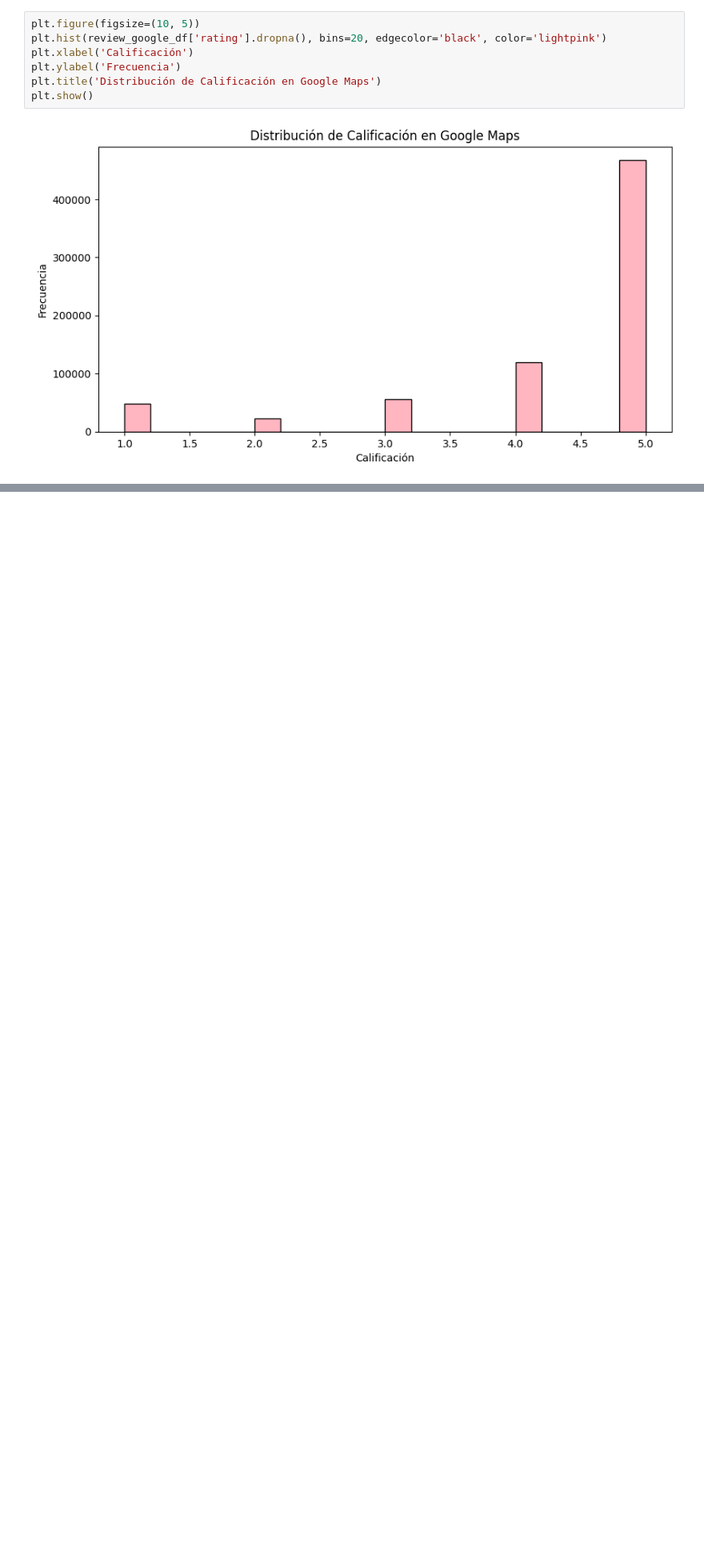
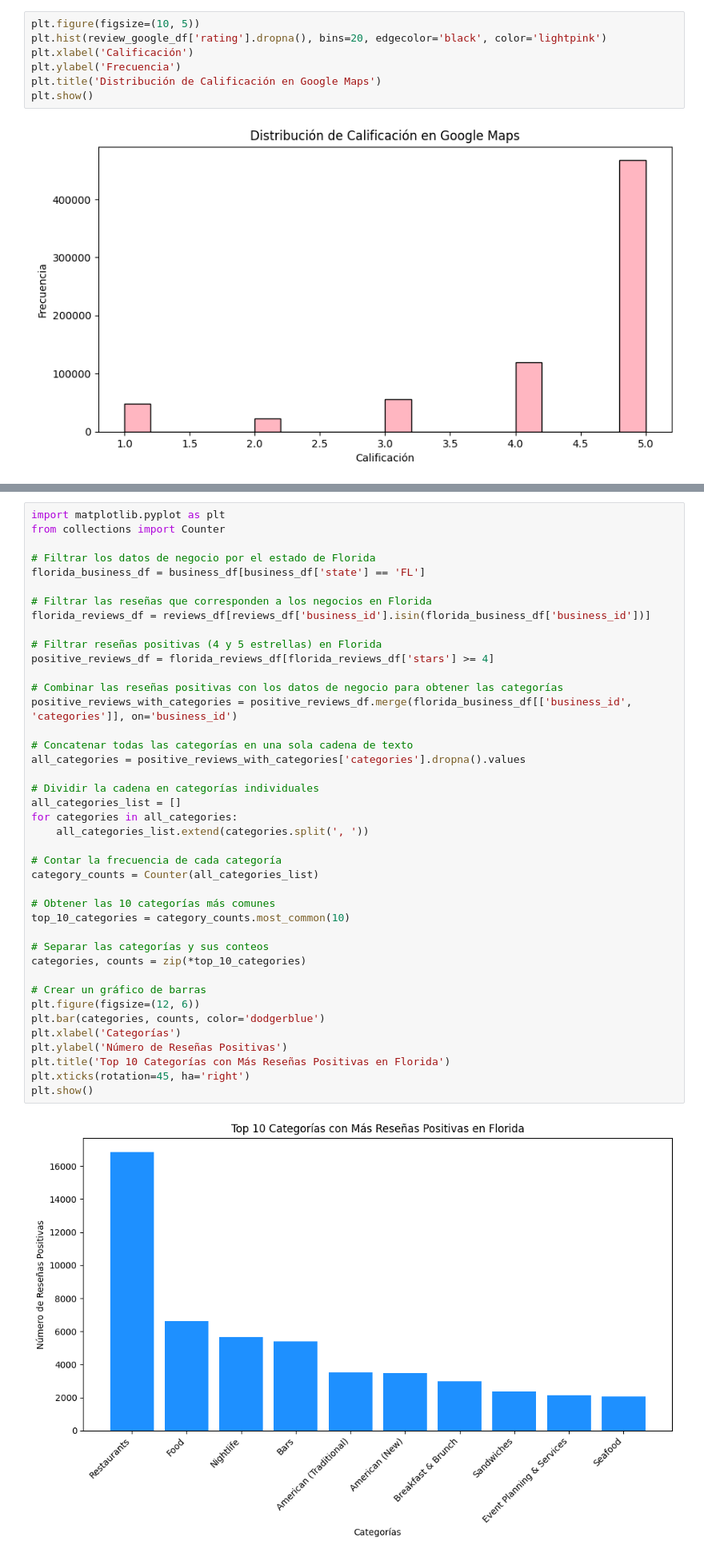
Before and after one commit to bautiarmanicode/HENRY-PROYECTO-FINAL, a Jupyter notebook: 1_Jupyter_Notebooks/2_EDA.ipynb, the cells around one changed output, grey strips where cells are left out. Shown at 80% size. Cells and saved outputs as stored; diff of their text form; blank space fills up the shorter version.

```diff
--- a/1_Jupyter_Notebooks/2_EDA.ipynb
+++ b/1_Jupyter_Notebooks/2_EDA.ipynb
@@ -308,0 +327,43 @@ plt.show()
+# %%
+import matplotlib.pyplot as plt
+from collections import Counter
+
+# Filtrar los datos de negocio por el estado de Florida
+florida_business_df = business_df[business_df['state'] == 'FL']
+
+# Filtrar las reseñas que corresponden a los negocios en Florida
+florida_reviews_df = reviews_df[reviews_df['business_id'].isin(florida_business_df['business_id'])]
+
+# Filtrar reseñas positivas (4 y 5 estrellas) en Florida
+positive_reviews_df = florida_reviews_df[florida_reviews_df['stars'] >= 4]
+
+# Combinar las reseñas positivas con los datos de negocio para obtener las categorías
+positive_reviews_with_categories = positive_reviews_df.merge(florida_business_df[['business_id', 'categories']], on='business_id')
+
+# Concatenar todas las categorías en una sola cadena de texto
+all_categories = positive_reviews_with_categories['categories'].dropna().values
+
+# Dividir la cadena en categorías individuales
+all_categories_list = []
+for categories in all_categories:
+    all_categories_list.extend(categories.split(', '))
+
+# Contar la frecuencia de cada categoría
+category_counts = Counter(all_categories_list)
+
+# Obtener las 10 categorías más comunes
+top_10_categories = category_counts.most_common(10)
+
+# Separar las categorías y sus conteos
+categories, counts = zip(*top_10_categories)
+
+# Crear un gráfico de barras
+plt.figure(figsize=(12, 6))
+plt.bar(categories, counts, color='dodgerblue')
+plt.xlabel('Categorías')
+plt.ylabel('Número de Reseñas Positivas')
+plt.title('Top 10 Categorías con Más Reseñas Positivas en Florida')
+plt.xticks(rotation=45, ha='right')
+plt.show()
+# %% [output]
+[figure, added]
```
Also changed, not shown: parts of 21 cells of this notebook.
